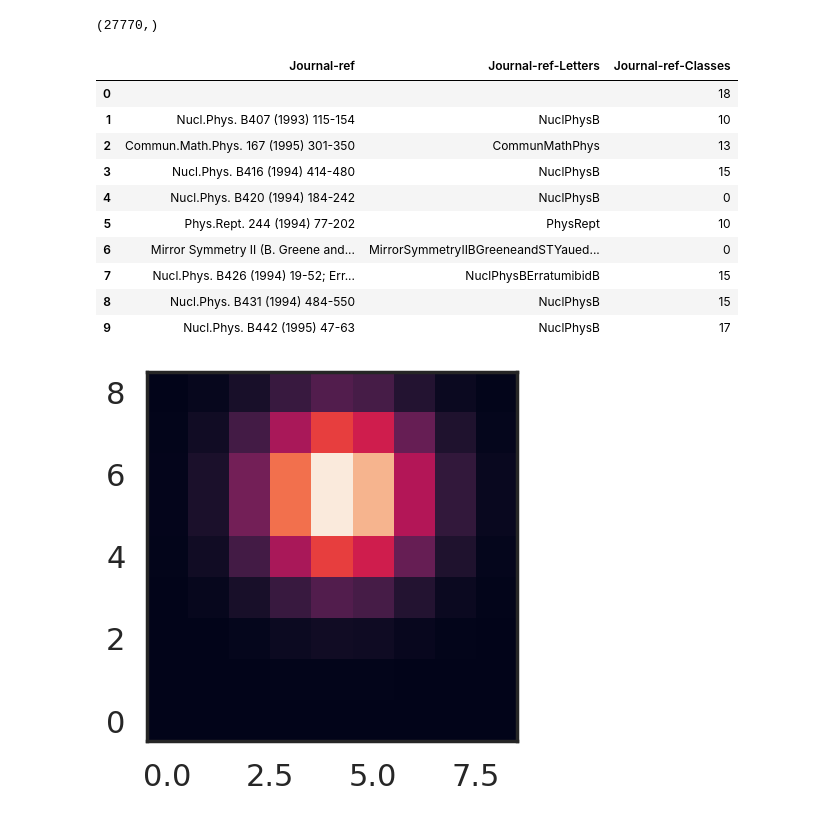
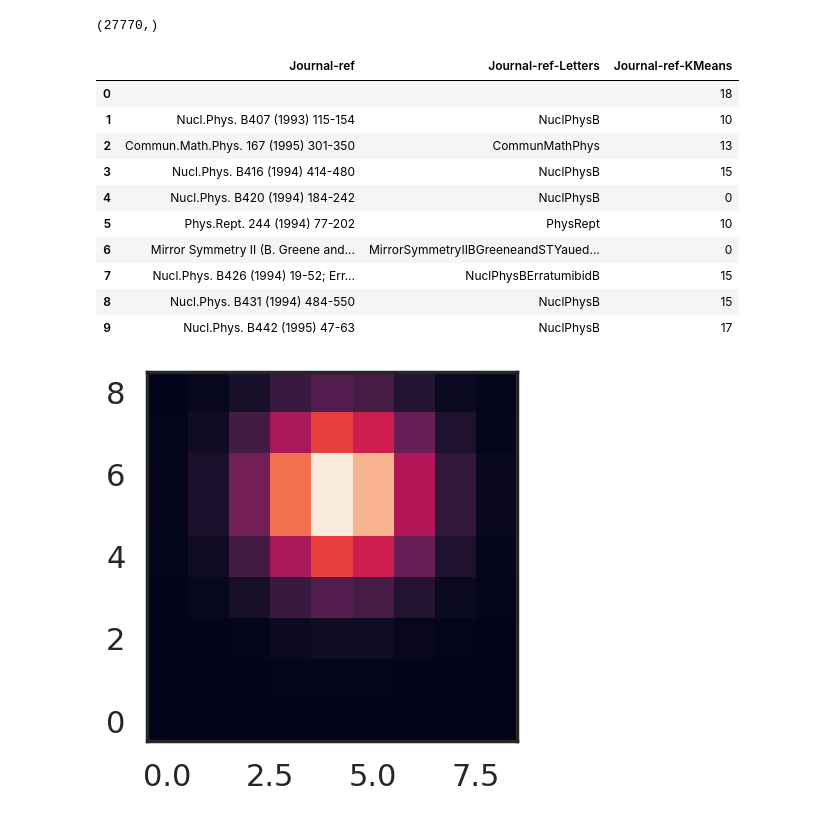
Before and after one commit to Graphlet-AI/graphml-class, a Jupyter notebook: Part 1 - Knowledge Graph Construction.ipynb, the cells around one changed output. Cells and saved outputs as stored; diff of their text form; code cells hidden in the pictures.

```diff
--- a/Part 1 - Knowledge Graph Construction.ipynb
+++ b/Part 1 - Knowledge Graph Construction.ipynb
@@ -731,10 +732,10 @@ classes.shape
 # %% [output]
 (27770,)
 # %%
-node_df["Journal-ref-Classes"] = classes
-node_df[["Journal-ref", "Journal-ref-Letters", "Journal-ref-Classes"]].head(10)
+node_df["Journal-ref-KMeans"] = classes
+node_df[["Journal-ref", "Journal-ref-Letters", "Journal-ref-KMeans"]].head(10)
 # %% [output]
-|  | Journal-ref | Journal-ref-Letters | Journal-ref-Classes |
+|  | Journal-ref | Journal-ref-Letters | Journal-ref-KMeans |
 | 0 |  |  | 18 |
 | 1 | Nucl.Phys. B407 (1993) 115-154 | NuclPhysB | 10 |
 | 2 | Commun.Math.Phys. 167 (1995) 301-350 | CommunMathPhys | 13 |
```
Also changed, not shown: parts of 4 cells of this notebook.
